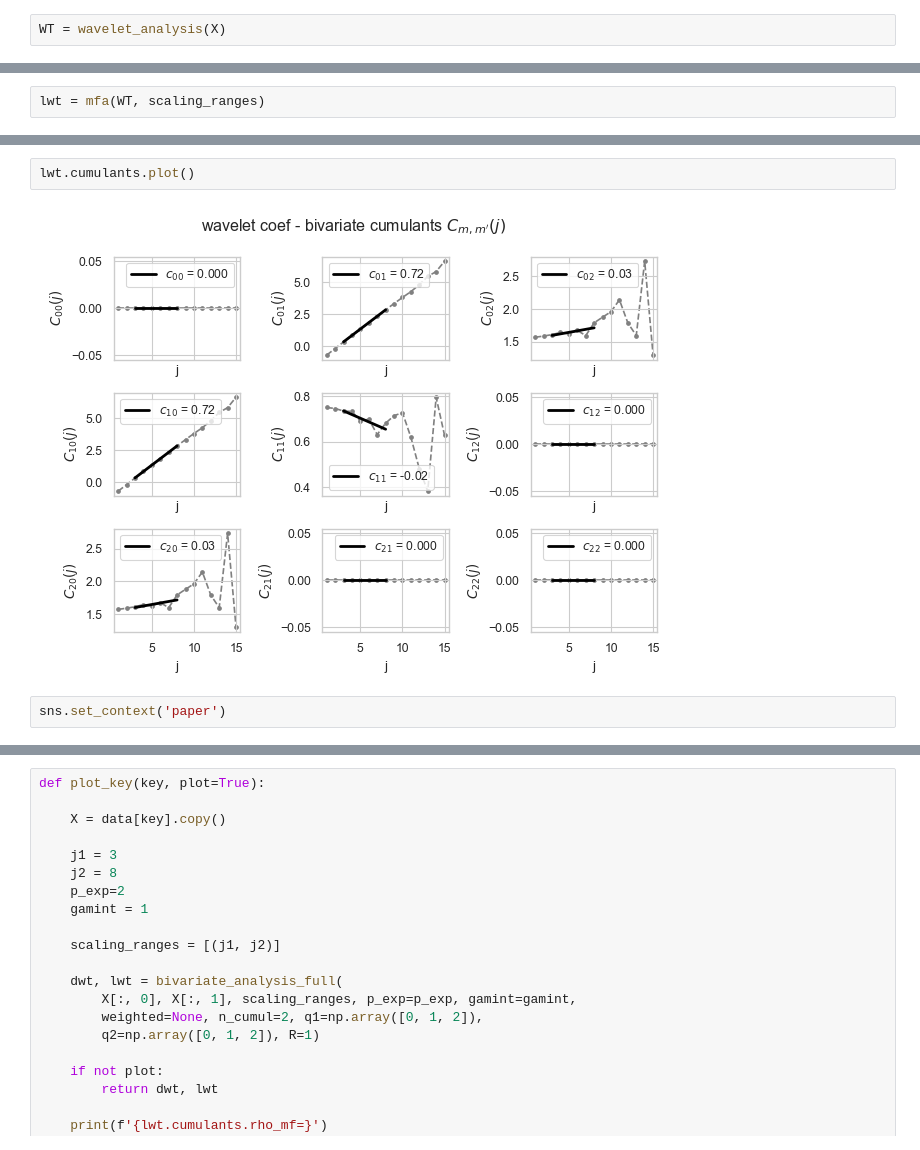
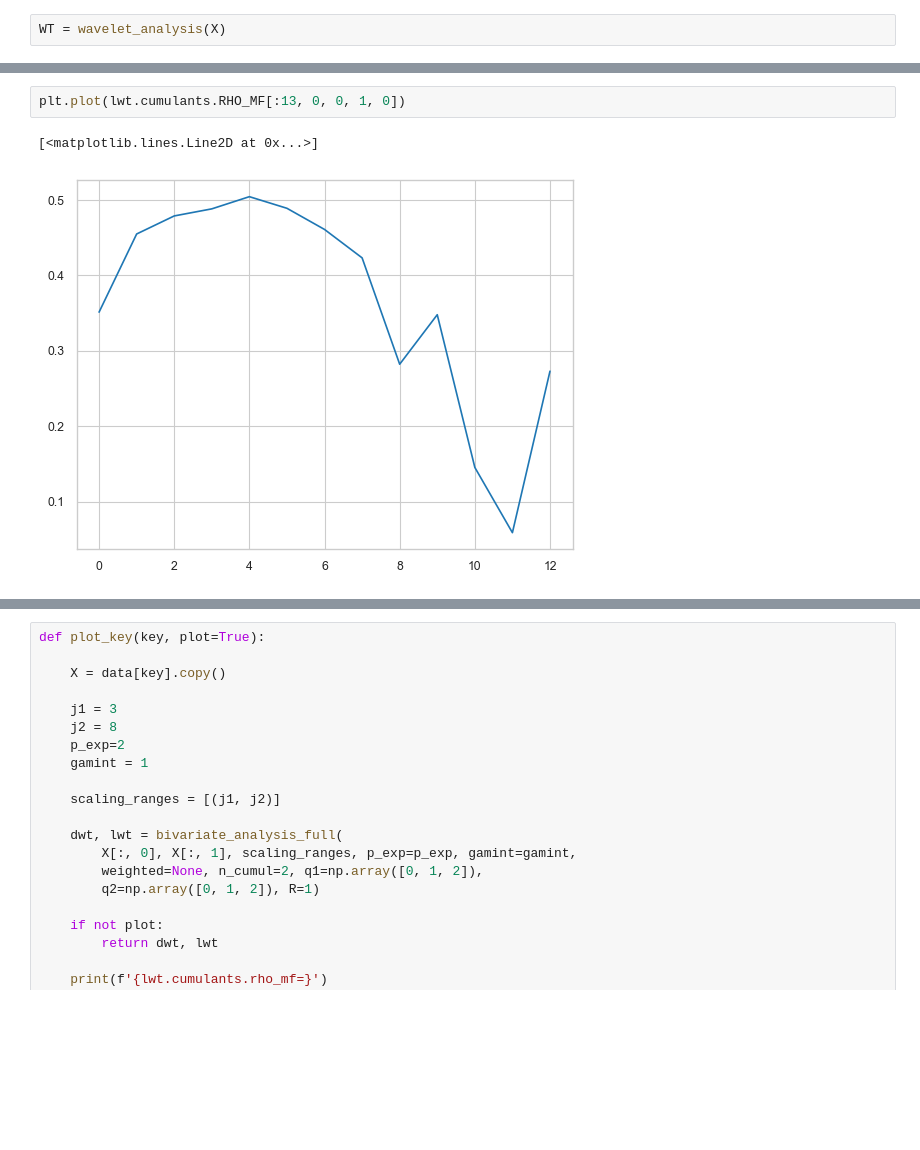
Before and after one commit to neurospin/pymultifracs, a Jupyter notebook: notebooks/Bivariate.ipynb, the cells around one changed output, grey strips where cells are left out. Drawn from its saved outputs; the diff is of its cells as text; blank space fills up the shorter version.

```diff
--- a/notebooks/Bivariate.ipynb
+++ b/notebooks/Bivariate.ipynb
@@ -136,2 +114,0 @@ array([0, 1, 2])
-# %%
-lwt = mfa(WT, scaling_ranges)
@@ -156,9 +115,8 @@ array([[[[0.30343785],
-# %%
-lwt.cumulants.plot()
-# %% [output]
-[figure, removed]
-# %%
-sns.set_context('paper')
+# %%
+plt.plot(lwt.cumulants.RHO_MF[:13, 0, 0, 1, 0])
+# %% [output]
+[<matplotlib.lines.Line2D at 0x...>]
+[figure, added]
 # %%
 lwt.structure.plot(figsize=(10, 5))
 # %% [output]
```
Also changed, not shown: parts of 30 cells of this notebook, 6 other files.
